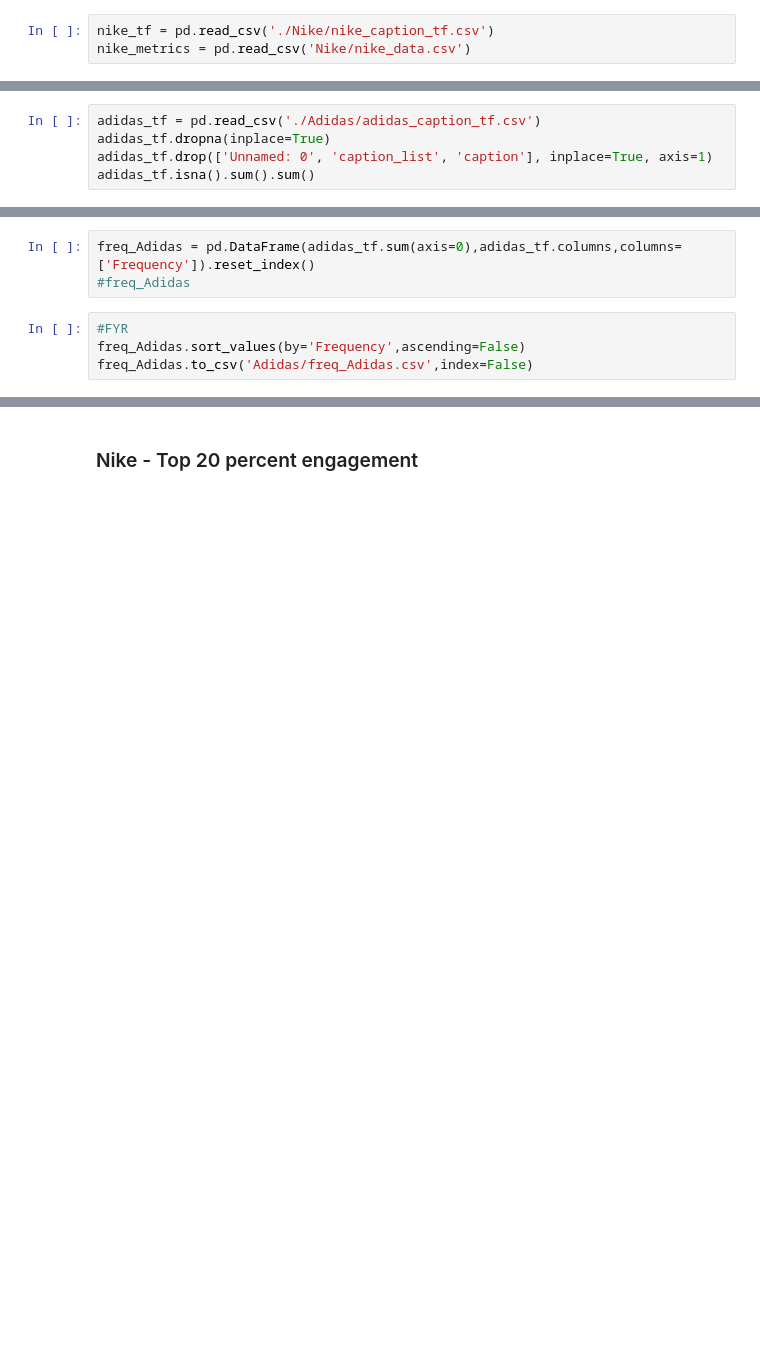
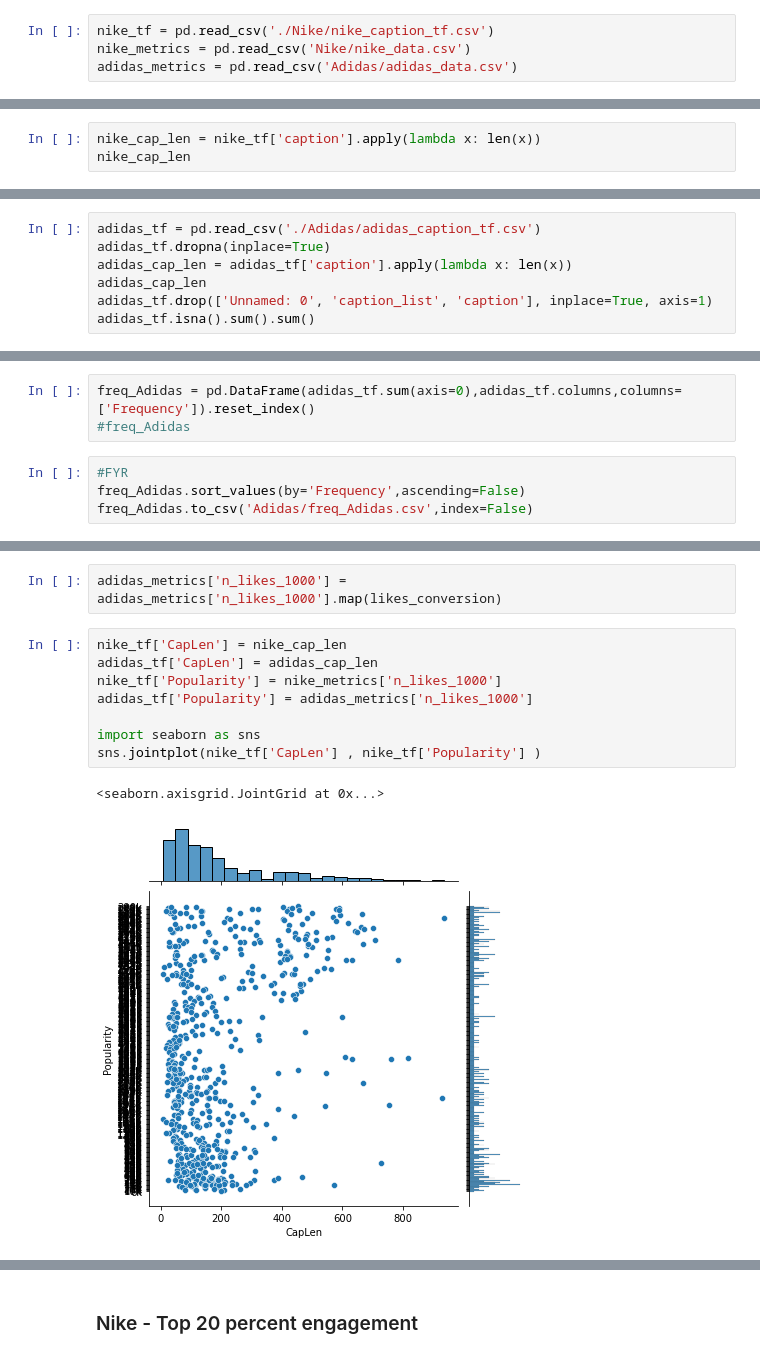
Before and after one commit to vicgpt/Unstructured-Data-Analytics, a Jupyter notebook: Project/Analysis_abhi.ipynb, the cells around one changed output, grey strips where cells are left out. Saved outputs shown, nothing was run; the diff lists cells and outputs as text; blank space fills up the shorter version.

Commit message:
Added popularity vs caption length visual

```diff
--- a/Project/Analysis_abhi.ipynb
+++ b/Project/Analysis_abhi.ipynb
@@ -15,6 +15,7 @@ os.getcwd()
 # %%
 nike_tf = pd.read_csv('./Nike/nike_caption_tf.csv')
 nike_metrics = pd.read_csv('Nike/nike_data.csv')
+adidas_metrics = pd.read_csv('Adidas/adidas_data.csv')
 # %%
 nike_tf[nike_tf.isnull().any(axis=1)]
 # %% [output]
@@ -32,3 +33,6 @@ nike_tf.dropna(inplace=True)
 nike_tf.shape
 # %% [output]
 (611, 2833)
+# %%
+nike_cap_len = nike_tf['caption'].apply(lambda x: len(x))
+nike_cap_len
@@ -107,6 +124,8 @@ freq_Nike.to_csv('Nike/freq_Nike.csv',index=False)
 # %%
 adidas_tf = pd.read_csv('./Adidas/adidas_caption_tf.csv')
 adidas_tf.dropna(inplace=True)
+adidas_cap_len = adidas_tf['caption'].apply(lambda x: len(x))
+adidas_cap_len
 adidas_tf.drop(['Unnamed: 0', 'caption_list', 'caption'], inplace=True, axis=1)
 adidas_tf.isna().sum().sum()
 # %% [output]
@@ -120,0 +153,13 @@ freq_Adidas.to_csv('Adidas/freq_Adidas.csv',index=False)
+# %%
+adidas_metrics['n_likes_1000'] = adidas_metrics['n_likes_1000'].map(likes_conversion)
+# %%
+nike_tf['CapLen'] = nike_cap_len
+adidas_tf['CapLen'] = adidas_cap_len
+nike_tf['Popularity'] = nike_metrics['n_likes_1000']
+adidas_tf['Popularity'] = adidas_metrics['n_likes_1000']
+
+import seaborn as sns
+sns.jointplot(nike_tf['CapLen'] , nike_tf['Popularity'] )
+# %% [output]
+<seaborn.axisgrid.JointGrid at 0x...>
+[figure, added]
```
Also changed, not shown: parts of 13 cells of this notebook.
